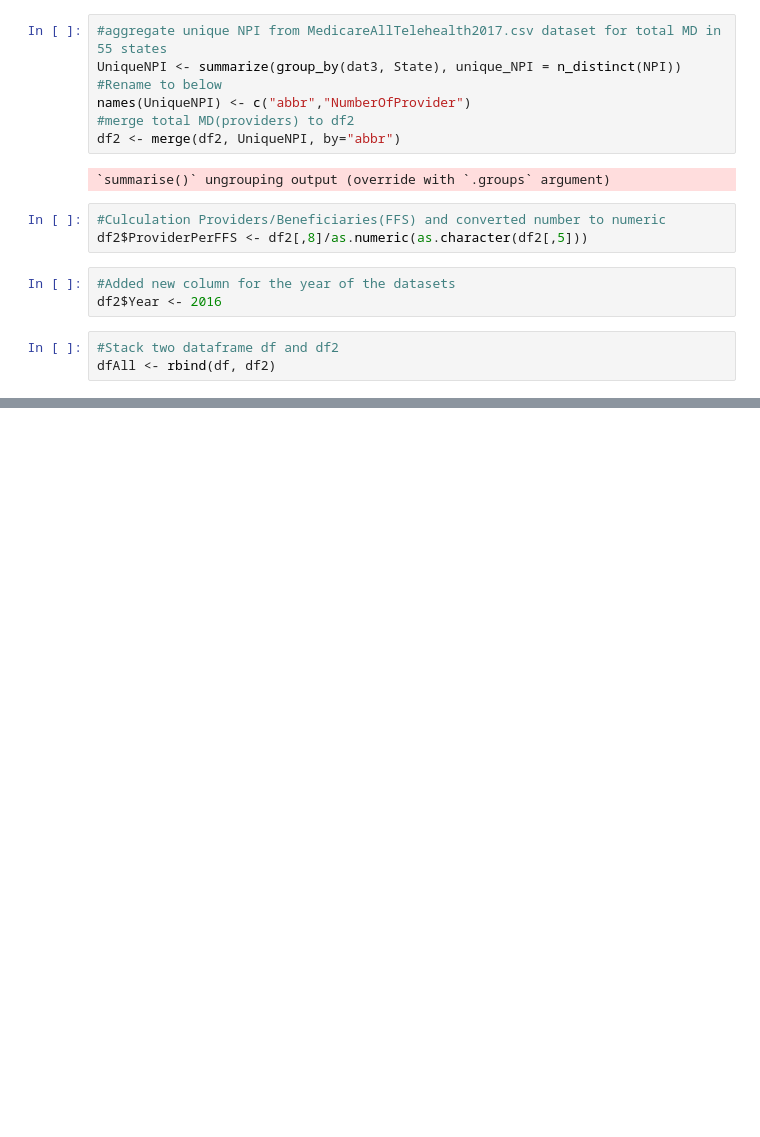
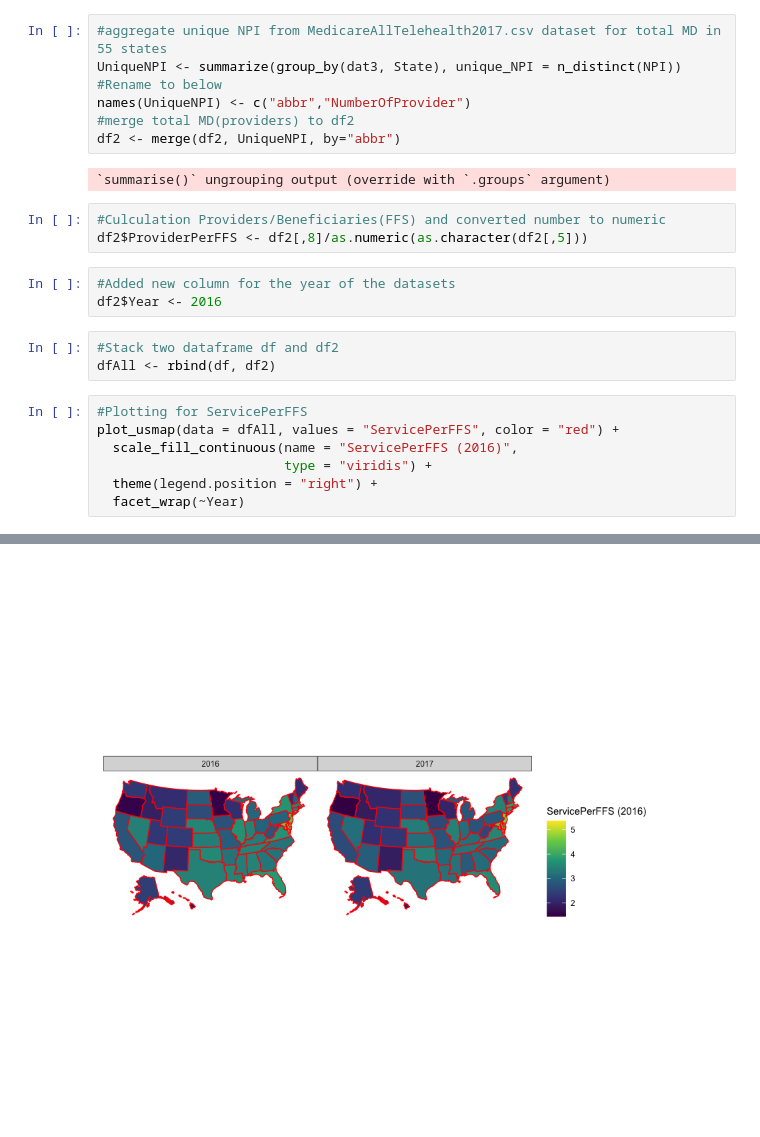
Before and after one commit to nancyruya/R-projects, a Jupyter notebook: TelehealthMedicare/MedicareAllTelehealth.ipynb, the cells around one changed output, grey strips where cells are left out. Saved outputs shown, nothing was run; the diff lists cells and outputs as text; blank space fills up the shorter version.

```diff
--- a/TelehealthMedicare/MedicareAllTelehealth.ipynb
+++ b/TelehealthMedicare/MedicareAllTelehealth.ipynb
@@ -204,3 +204,11 @@ df2$Year <- 2016
 # %%
 #Stack two dataframe df and df2
 dfAll <- rbind(df, df2)
+# %%
+#Plotting for ServicePerFFS
+plot_usmap(data = dfAll, values = "ServicePerFFS", color = "red") +
+  scale_fill_continuous(name = "ServicePerFFS (2016)",
+                        type = "viridis") +
+  theme(legend.position = "right") +
+  facet_wrap(~Year)
+# %% [output]
@@ -206,0 +219 @@ dfAll <- rbind(df, df2)
+[figure, added]
```
Also changed, not shown: parts of 3 cells of this notebook.
